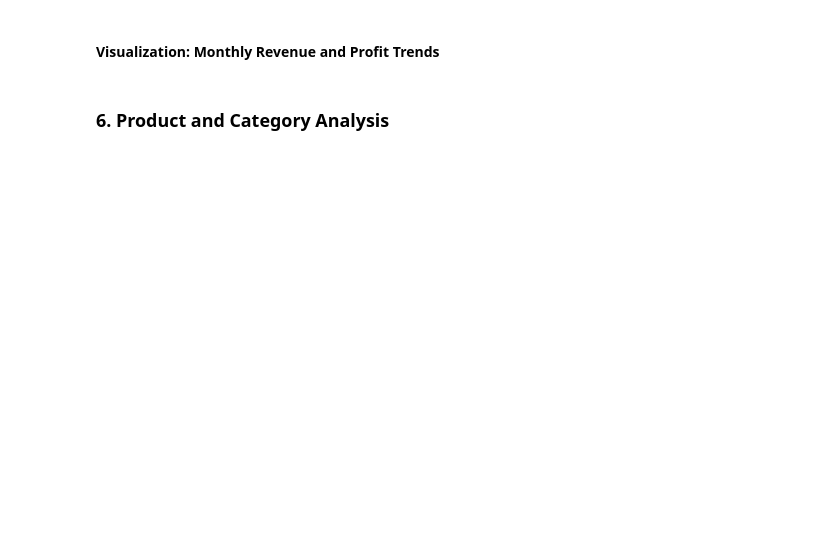
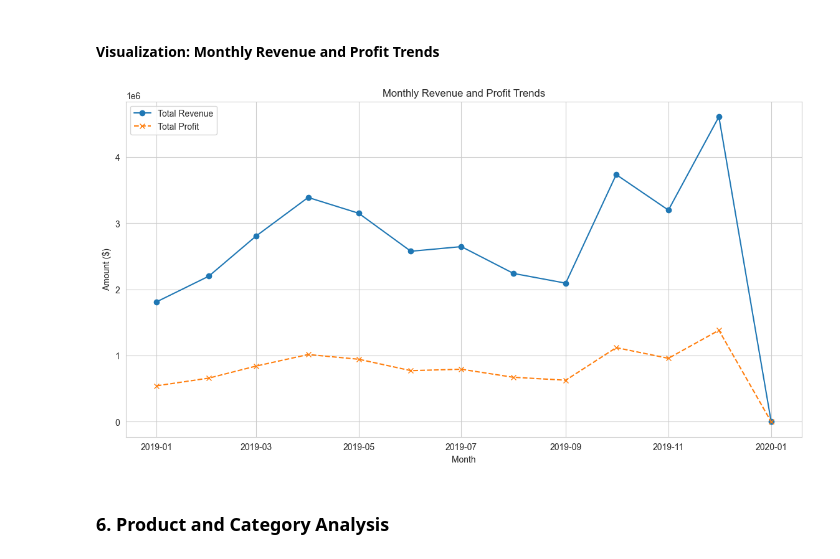
Before and after one commit to Altash8512/python-sales-analysis, a Jupyter notebook: sales_analysis.ipynb, the cells around one changed output. Saved outputs shown, nothing was run; the diff lists cells and outputs as text; code cells hidden in the pictures; blank space fills up the shorter version.

```diff
--- a/sales_analysis.ipynb
+++ b/sales_analysis.ipynb
@@ -75,12 +75,3 @@ Sales               0
 City                0
 Hour                0
 dtype: int64
-# %%
-# Handle missing values
-# For 'Revenue' and 'Profit', we can fill with the median or recalculate if possible.
-# Let's fill with the median for simplicity.
-df['Revenue'].fillna(df['Revenue'].median(), inplace=True)
-df['Profit'].fillna(df['Profit'].median(), inplace=True)
-
-print("\nMissing values after cleaning:")
-print(df.isnull().sum())
@@ -108,13 +166,11 @@ df.describe()
 # %% [markdown]
 ### 5. Time Series Analysis
 # %%
-# Extract Month and Quarter for trend analysis
-df['Month'] = df['Date'].dt.to_period('M')
-df['Quarter'] = df['Date'].dt.to_period('Q')
-
+# Convert 'Date' column to datetime objects for time series analysis
+df['Date'] = pd.to_datetime(df['Date'])
 # Group by month to get monthly trends
-monthly_sales = df.groupby('Month').agg({'Revenue': 'sum', 'Profit': 'sum'}).reset_index()
-monthly_sales['Month'] = monthly_sales['Month'].dt.to_timestamp()
+monthly_sales = df.groupby(df['Date'].dt.to_period('M')).agg({'Revenue': 'sum', 'Profit': 'sum'}).reset_index()
+monthly_sales['Date'] = monthly_sales['Date'].dt.to_timestamp()
 
 print("Monthly Sales and Profit:")
 print(monthly_sales)
@@ -122,14 +194,16 @@ print(monthly_sales)
 #### Visualization: Monthly Revenue and Profit Trends
 # %%
 plt.figure(figsize=(14, 7))
-plt.plot(monthly_sales['Month'], monthly_sales['Revenue'], marker='o', linestyle='-', label='Total Revenue')
-plt.plot(monthly_sales['Month'], monthly_sales['Profit'], marker='x', linestyle='--', label='Total Profit')
+plt.plot(monthly_sales['Date'], monthly_sales['Revenue'], marker='o', linestyle='-', label='Total Revenue')
+plt.plot(monthly_sales['Date'], monthly_sales['Profit'], marker='x', linestyle='--', label='Total Profit')
 plt.title('Monthly Revenue and Profit Trends')
 plt.xlabel('Month')
 plt.ylabel('Amount ($)')
 plt.legend()
 plt.grid(True)
 plt.show()
+# %% [output]
+[figure, added]
 # %% [markdown]
 ### 6. Product and Category Analysis
 # %%
```
Also changed, not shown: parts of 14 cells of this notebook, 1 other file.
